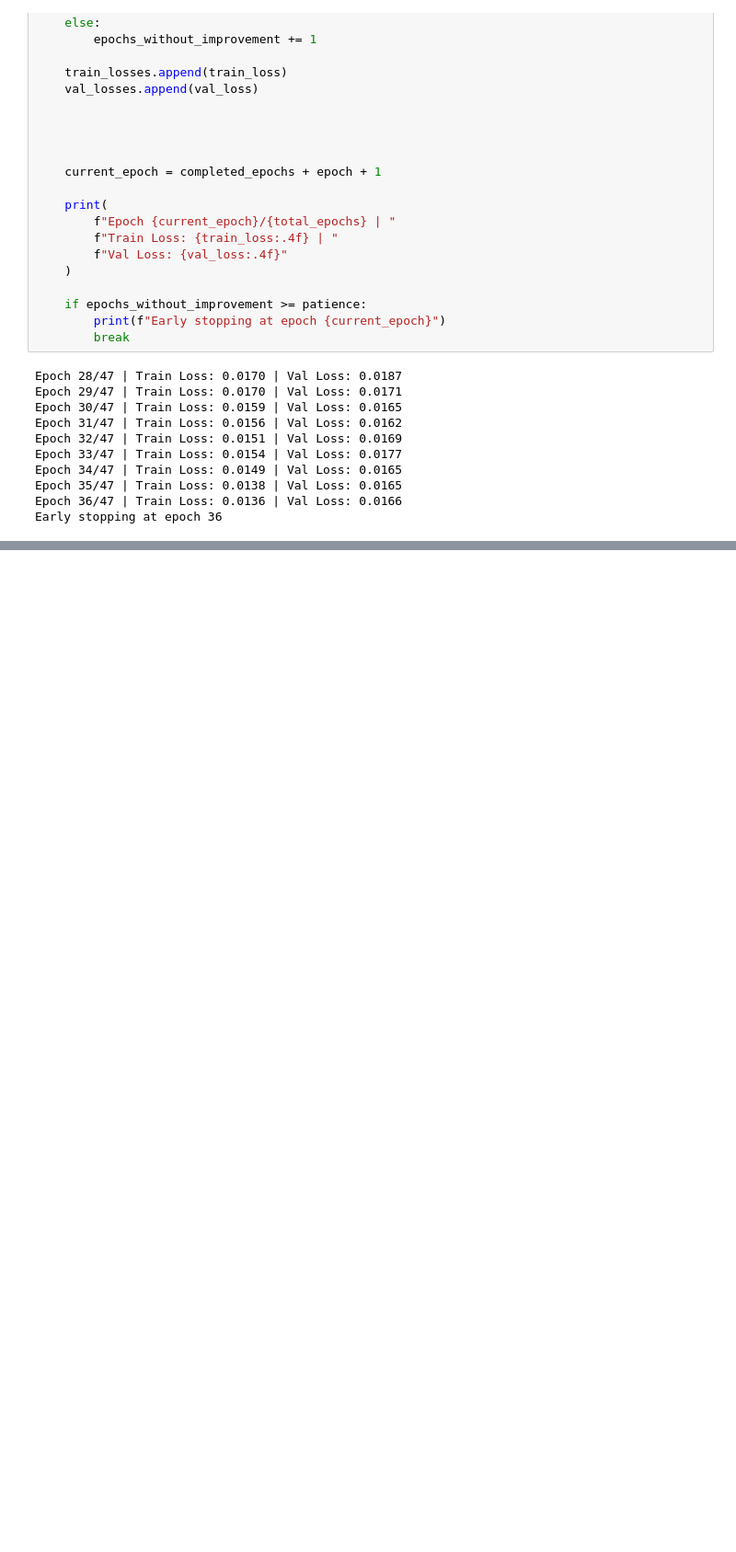
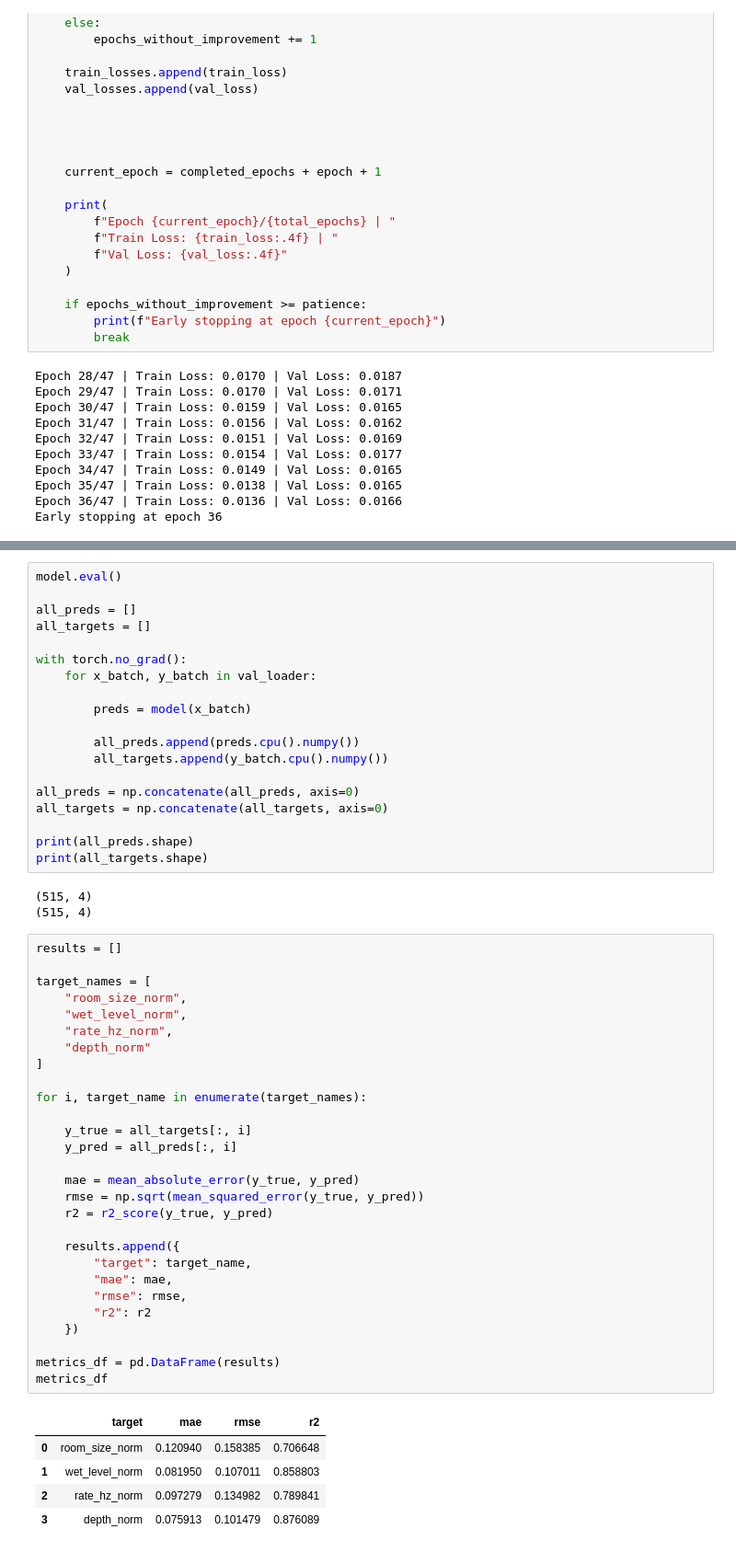
Before and after one commit to sevavargin/Guitar-ML, a Jupyter notebook: notebooks/5_pytorch.ipynb, the cells around one changed output, grey strips where cells are left out. Shown at 92% size. Saved outputs shown, nothing was run; the diff lists cells and outputs as text; blank space fills up the shorter version.

```diff
--- a/notebooks/5_pytorch.ipynb
+++ b/notebooks/5_pytorch.ipynb
@@ -937,0 +940,56 @@ best_val_loss, best_model_state
+# %%
+model.eval()
+
+all_preds = []
+all_targets = []
+
+with torch.no_grad():
+    for x_batch, y_batch in val_loader:
+
+        preds = model(x_batch)
+
+        all_preds.append(preds.cpu().numpy())
+        all_targets.append(y_batch.cpu().numpy())
+
+all_preds = np.concatenate(all_preds, axis=0)
+all_targets = np.concatenate(all_targets, axis=0)
+
+print(all_preds.shape)
+print(all_targets.shape)
+# %% [output]
+(515, 4)
+(515, 4)
+# %%
+results = []
+
+target_names = [
+    "room_size_norm",
+    "wet_level_norm",
+    "rate_hz_norm",
+    "depth_norm"
+]
+
+for i, target_name in enumerate(target_names):
+
+    y_true = all_targets[:, i]
+    y_pred = all_preds[:, i]
+
+    mae = mean_absolute_error(y_true, y_pred)
+    rmse = np.sqrt(mean_squared_error(y_true, y_pred))
+    r2 = r2_score(y_true, y_pred)
+
+    results.append({
+        "target": target_name,
+        "mae": mae,
+        "rmse": rmse,
+        "r2": r2
+    })
+
+metrics_df = pd.DataFrame(results)
+metrics_df
+# %% [output]
+|  | target | mae | rmse | r2 |
+| 0 | room_size_norm | 0.120940 | 0.158385 | 0.706648 |
+| 1 | wet_level_norm | 0.081950 | 0.107011 | 0.858803 |
+| 2 | rate_hz_norm | 0.097279 | 0.134982 | 0.789841 |
+| 3 | depth_norm | 0.075913 | 0.101479 | 0.876089 |
```
Also changed, not shown: parts of 8 cells of this notebook, 1 other file.
